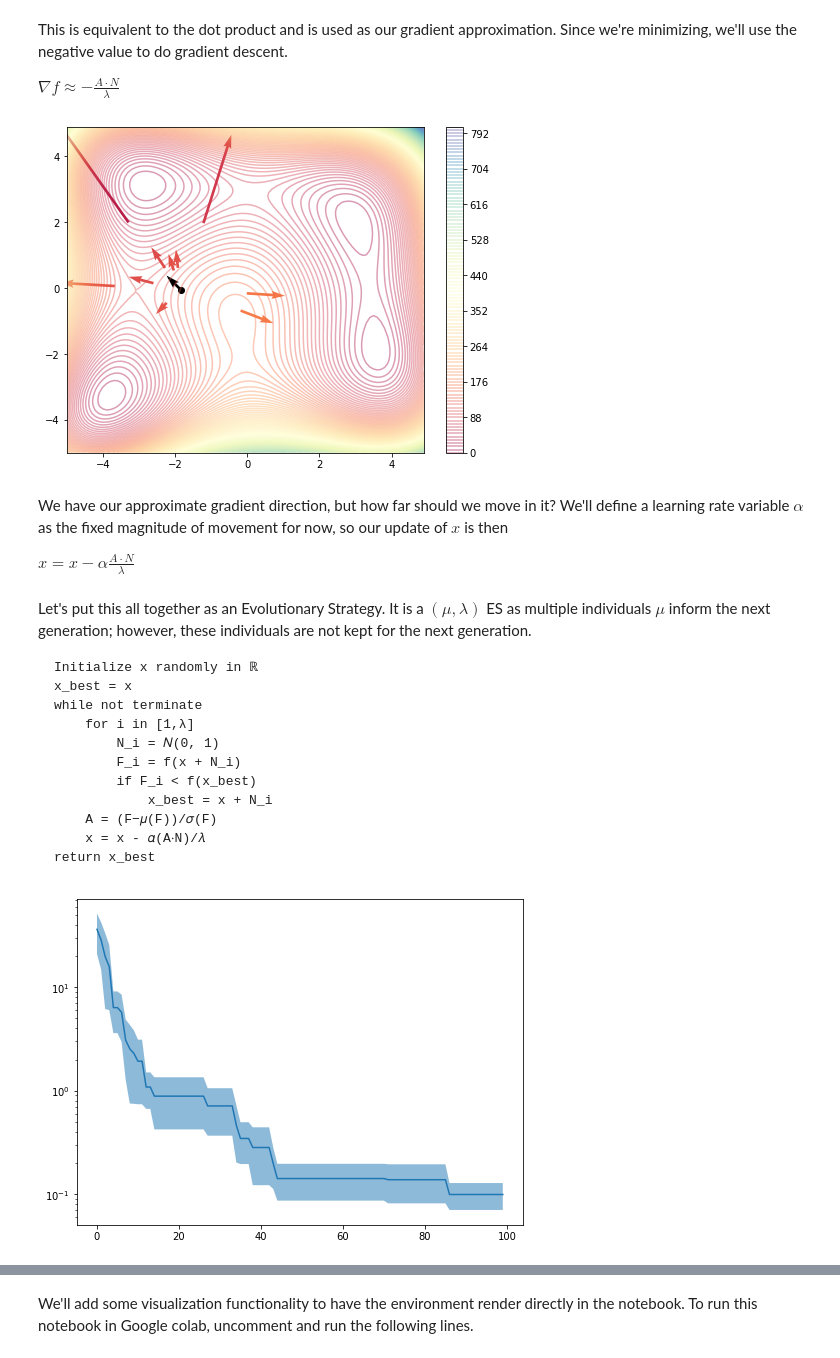
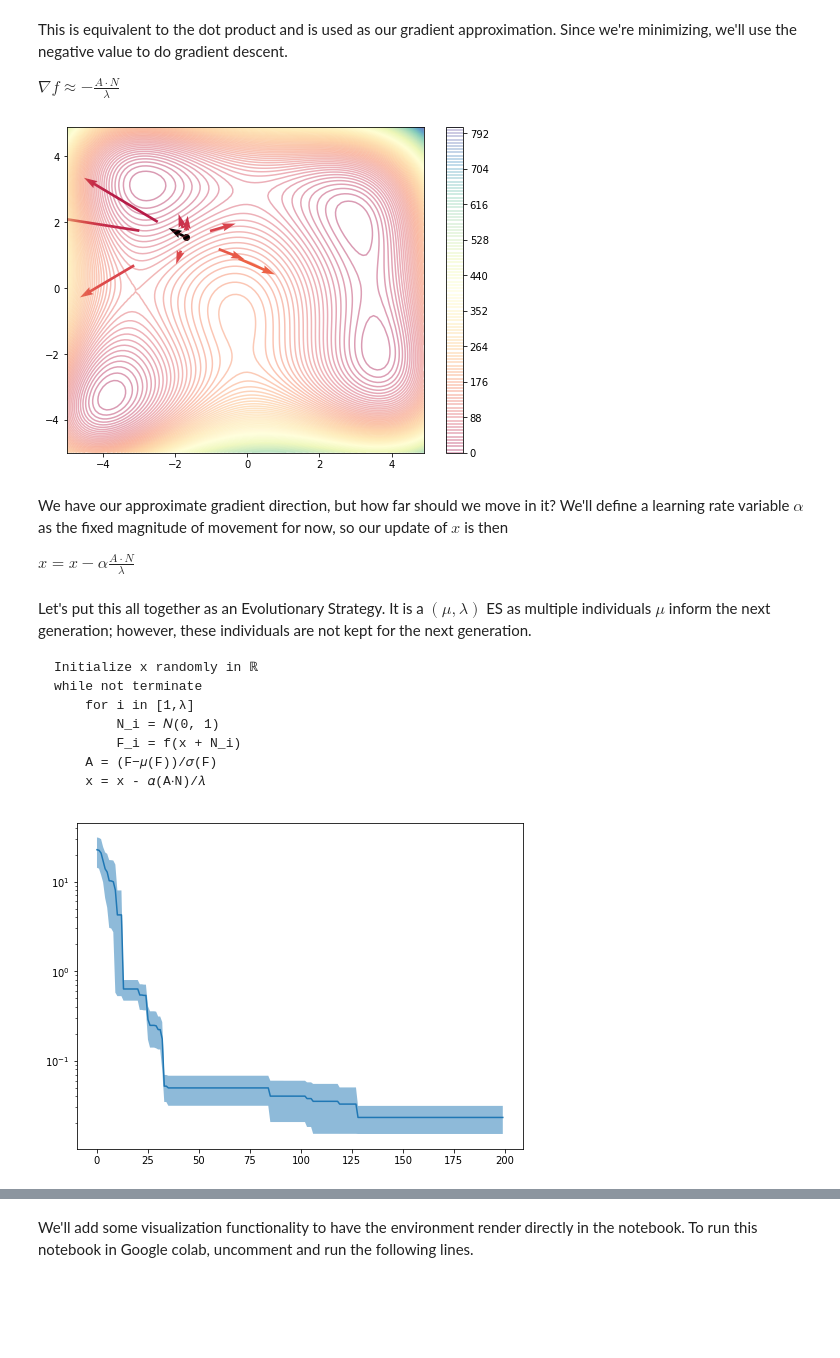
Before and after one commit to RL-VS/rlvs2021, a Jupyter notebook: docs/class-material/evolutionary/Evolutionary Strategies.ipynb, the cells around one changed output, grey strips where cells are left out. Cells and saved outputs as stored; diff of their text form; code cells hidden in the pictures; blank space fills up the shorter version.

```diff
--- a/docs/class-material/evolutionary/Evolutionary Strategies.ipynb
+++ b/docs/class-material/evolutionary/Evolutionary Strategies.ipynb
@@ -101,13 +103,14 @@ fits = oneplus_lambda(x, fitness)
+# %%
+f = lambda x : himmelblau(x[0], x[1])
+runs = []
+for i in range(5):
+    x = np.random.rand(2)*10-5
+    runs += [oneplus_lambda(x, f)]
+runs = np.array(runs)
+runs_mean = np.mean(runs, 0)
+runs_std = np.std(runs, 0)
 # %%
 fig = plt.figure(figsize=(8, 6))
-runs = []
-ax_x = range(100)
-for i in range(5):
-    x = np.random.rand(2)*10-5
-    runs += [oneplus_lambda(x, fitness)]
-runs = np.array(runs)
-runs_mean = np.mean(runs, 0)
-runs_std = np.std(runs, 0)
 plt.fill_between(range(len(runs[0])), runs_mean+0.5*runs_std, runs_mean-0.5*runs_std, alpha=0.5)
 plt.plot(range(len(runs[0])), runs_mean)
 plt.yscale('log')
@@ -162,7 +166,7 @@ plt.scatter(x[0], x[1], c='k')
 fig.colorbar(cs)
 plt.show()
 # %% [output]
-[figure, old version]
+[figure, new version]
 # %% [markdown]
 We have our approximate gradient direction, but how far should we move in it? We'll define a learning rate variable $\alpha$ as the fixed magnitude of movement for now, so our update of $x$ is then
 
@@ -171,18 +175,14 @@ $x = x - \alpha\frac{A \cdot N}{\lambda}$
 Let's put this all together as an Evolutionary Strategy. It is a $(\mu, \lambda)$ ES as multiple individuals $\mu$ inform the next generation; however, these individuals are not kept for the next generation.
 
     Initialize x randomly in ℝ
-    x_best = x
     while not terminate
         for i in [1,λ]
             N_i = 𝑁(0, 1)
             F_i = f(x + N_i)
-            if F_i < f(x_best)
-                x_best = x + N_i
         A = (F−𝜇(F))/𝜎(F)
         x = x - 𝛼(A⋅N)/𝜆
-    return x_best
 # %%
-def mu_lambda(x, fitness, gens=100, lam=10, alpha=0.1, verbose=False):
+def mu_lambda(x, fitness, gens=200, lam=10, alpha=0.2, verbose=False):
     x_best = x
     f_best = fitness(x)
     fits = np.zeros(gens)
@@ -214,16 +208,16 @@ fits_mu, _ = mu_lambda(x, fitness)
+# %%
+runs = []
+for i in range(5):
+    x = np.random.randn(2)
+    fits, _ = mu_lambda(x, f)
+    runs += [fits]
+runs = np.array(runs)
+runs_mean = np.mean(runs, 0)
+runs_std = np.std(runs, 0)
 # %%
 fig = plt.figure(figsize=(8, 6))
-runs = []
-ax_x = range(100)
-for i in range(5):
-    x = np.random.rand(2)*10-5
-    fits, _ = mu_lambda(x, fitness)
-    runs += [fits]
-runs = np.array(runs)
-runs_mean = np.mean(runs, 0)
-runs_std = np.std(runs, 0)
 plt.fill_between(range(len(runs[0])), runs_mean+0.5*runs_std, runs_mean-0.5*runs_std, alpha=0.5)
 plt.plot(range(len(runs[0])), runs_mean)
 plt.yscale('log')
 # %% [output]
-[figure, old version]
+[figure, new version]
```
Also changed, not shown: parts of 56 cells of this notebook, 7 other files.
